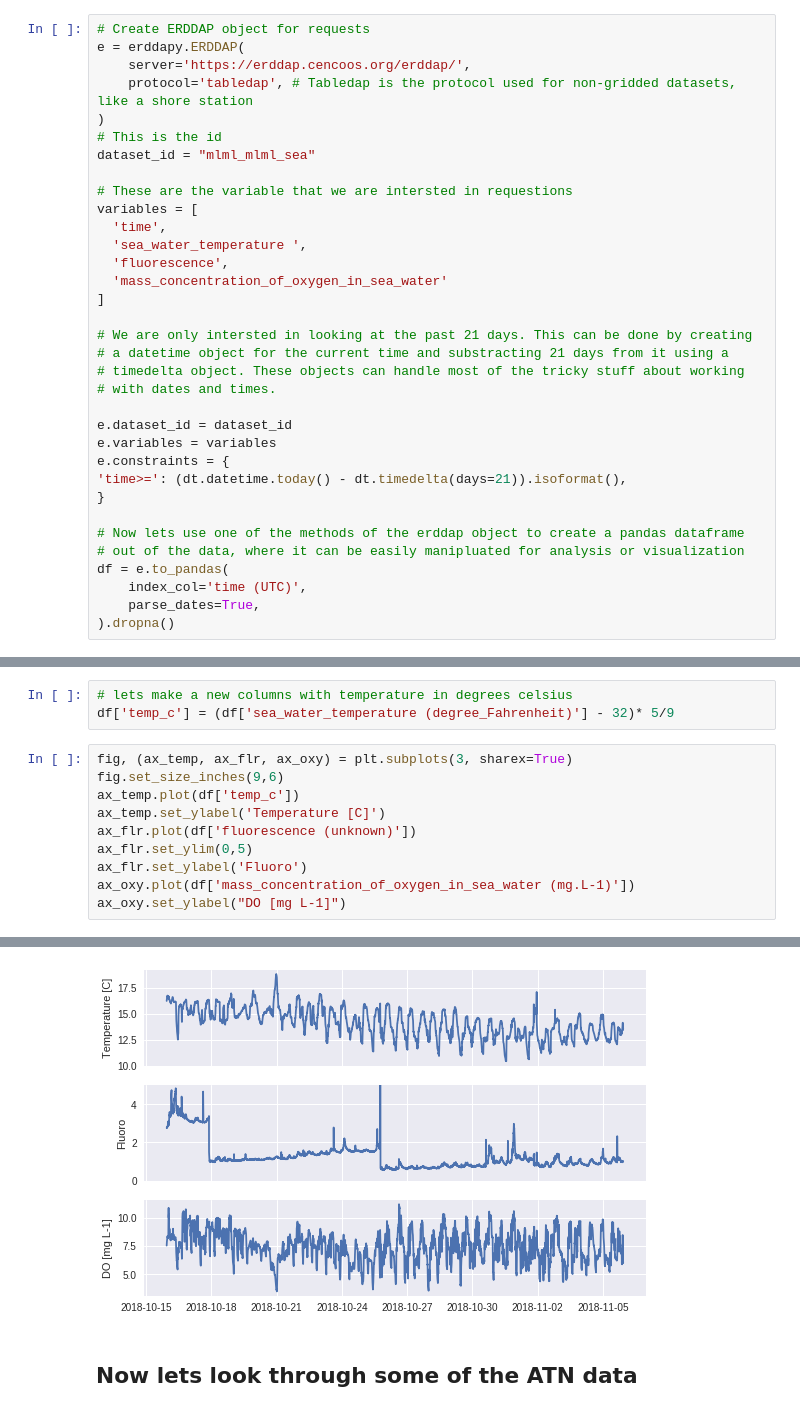
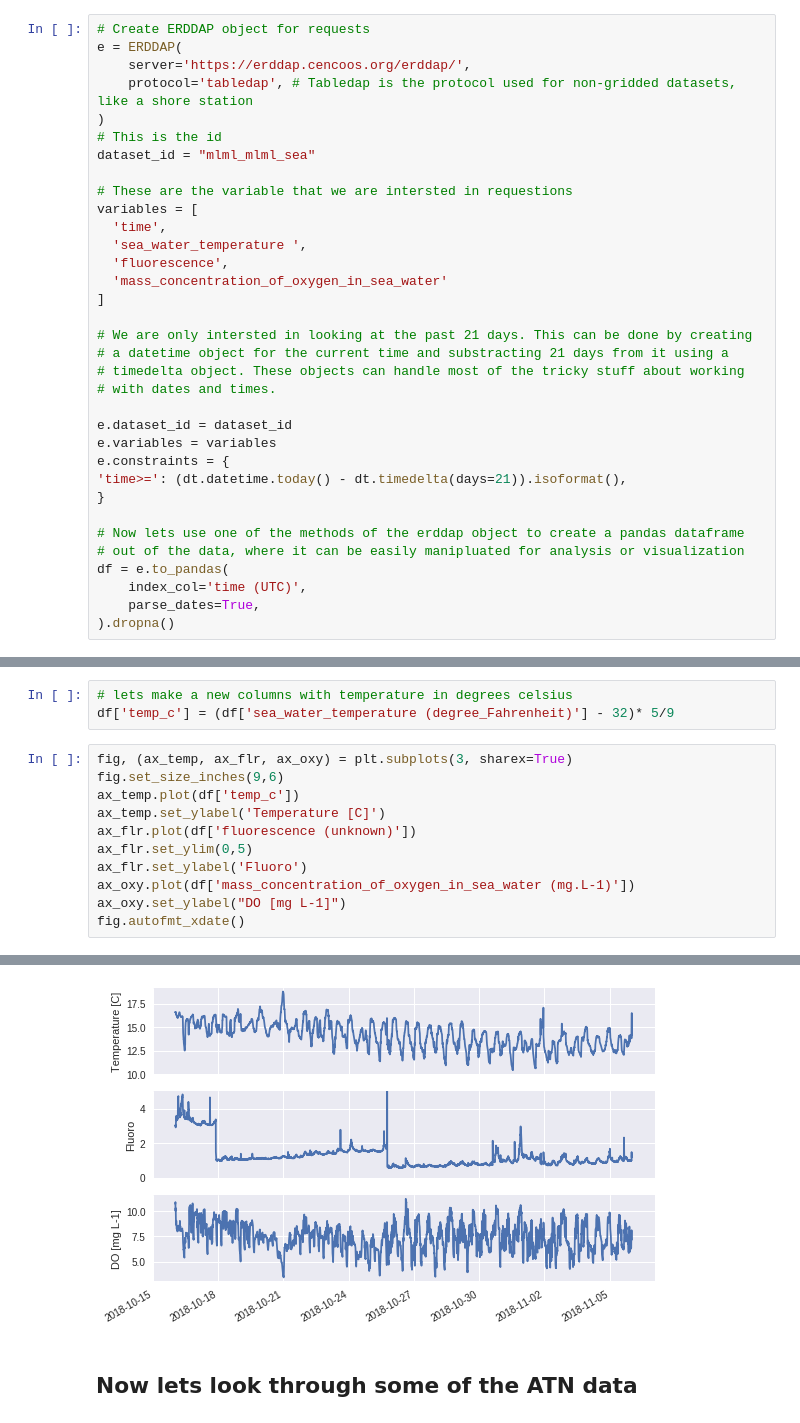
Before and after one commit to CeNCOOS/shoreERDDAP, a Jupyter notebook: CeNCOOS_erddap_example.ipynb, the cells around one changed output, grey strips where cells are left out. Drawn from its saved outputs; the diff is of its cells as text.

```diff
--- a/CeNCOOS_erddap_example.ipynb
+++ b/CeNCOOS_erddap_example.ipynb
@@ -74,7 +78,7 @@ We want two peices of information from the ERDDAP server:
   ![Id](https://www.cencoos.org/sites/default/files/python_tutorials/erddap_access/erddap_dataset_id.png)
 # %%
 # Create ERDDAP object for requests
-e = erddapy.ERDDAP(
+e = ERDDAP(
     server='https://erddap.cencoos.org/erddap/',
     protocol='tabledap', # Tabledap is the protocol used for non-gridded datasets, like a shore station
 )
@@ -127,4 +131,5 @@ ax_flr.set_ylim(0,5)
 ax_flr.set_ylabel('Fluoro')
 ax_oxy.plot(df['mass_concentration_of_oxygen_in_sea_water (mg.L-1)'])
 ax_oxy.set_ylabel("DO [mg L-1]")
+fig.autofmt_xdate()
 # %% [output]
@@ -132,4 +136,4 @@ Text(0,0.5,'DO [mg L-1]')
-[figure, old version]
+[figure, new version]
 # %% [markdown]
 ## Now lets look through some of the ATN data
 # %%
```
Also changed, not shown: parts of 11 cells of this notebook.
